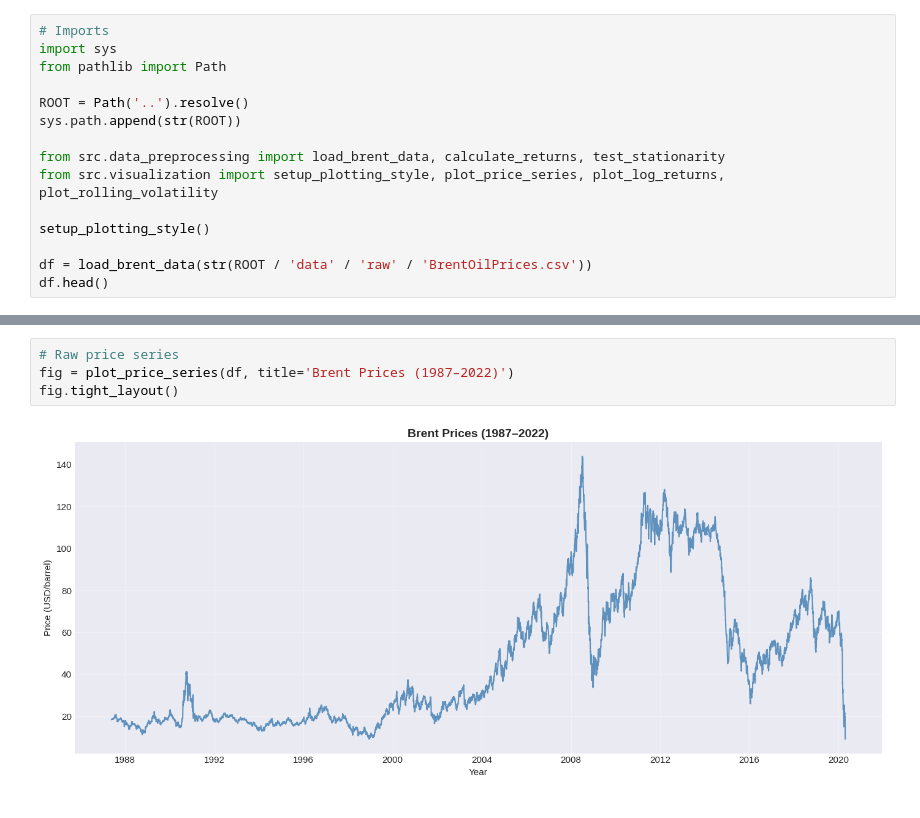
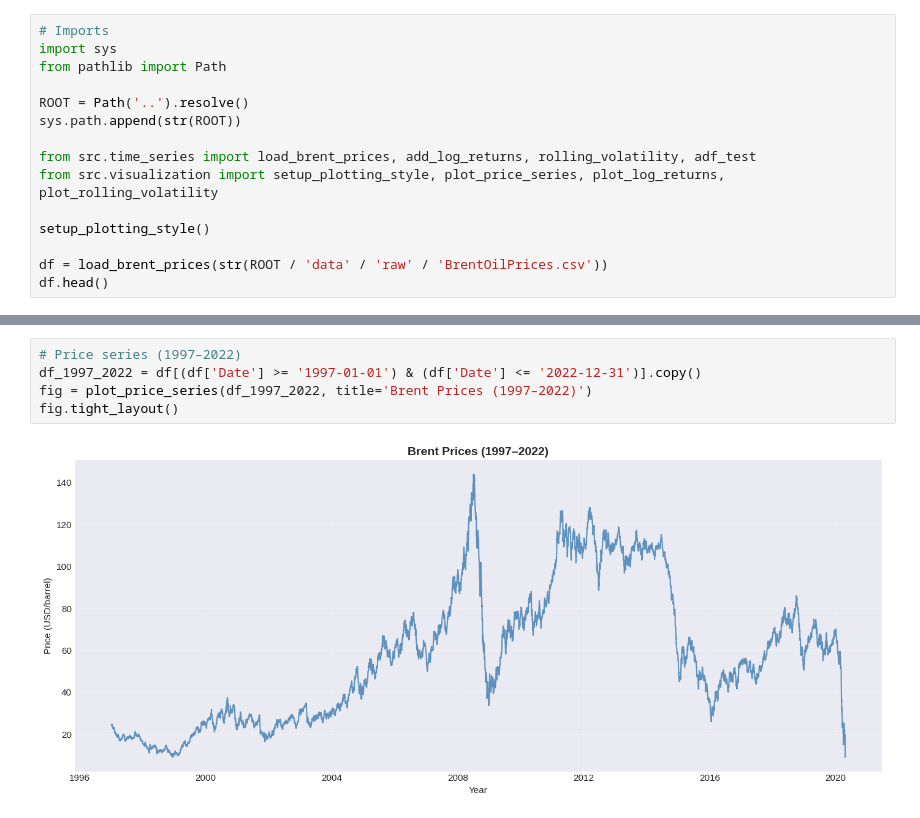
Before and after one commit to hann2004/brent-oil-event-analysis, a Jupyter notebook: notebooks/01_eda.ipynb, the cells around one changed output, grey strips where cells are left out. Cells and saved outputs as stored; diff of their text form.

```diff
--- a/notebooks/01_eda.ipynb
+++ b/notebooks/01_eda.ipynb
@@ -12,11 +41,11 @@ from pathlib import Path
 ROOT = Path('..').resolve()
 sys.path.append(str(ROOT))
 
-from src.data_preprocessing import load_brent_data, calculate_returns, test_stationarity
+from src.time_series import load_brent_prices, add_log_returns, rolling_volatility, adf_test
 from src.visualization import setup_plotting_style, plot_price_series, plot_log_returns, plot_rolling_volatility
 
 setup_plotting_style()
 
-df = load_brent_data(str(ROOT / 'data' / 'raw' / 'BrentOilPrices.csv'))
+df = load_brent_prices(str(ROOT / 'data' / 'raw' / 'BrentOilPrices.csv'))
 df.head()
 # %% [output]
@@ -30,7 +71,8 @@ Matplotlib is building the font cache; this may take a moment.
 # %%
-# Raw price series
-fig = plot_price_series(df, title='Brent Prices (1987–2022)')
+# Price series (1997–2022)
+df_1997_2022 = df[(df['Date'] >= '1997-01-01') & (df['Date'] <= '2022-12-31')].copy()
+fig = plot_price_series(df_1997_2022, title='Brent Prices (1997–2022)')
 fig.tight_layout()
 # %% [output]
-[figure, old version]
+[figure, new version]
 # %%
```
Also changed, not shown: parts of 7 cells of this notebook, 1 other file.
